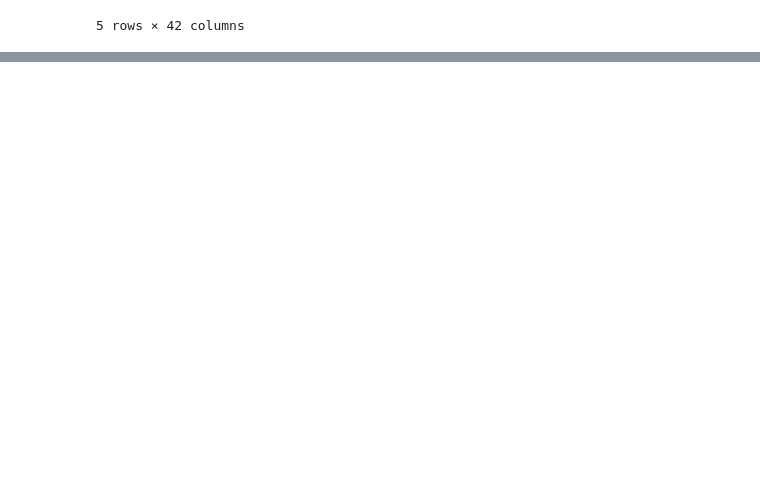
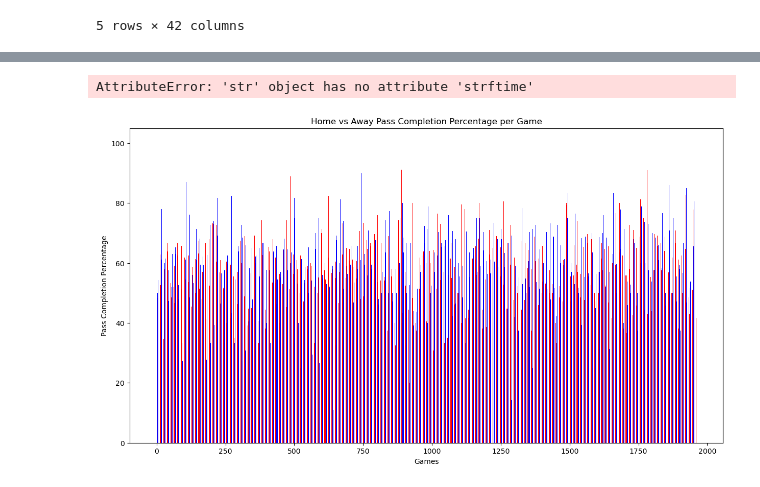
Before and after one commit to kojo-create/Comp-590-Final-Project, a Jupyter notebook: 590.ipynb, the cells around one changed output, grey strips where cells are left out. Cells and saved outputs as stored; diff of their text form; code cells hidden in the pictures; blank space fills up the shorter version.

```diff
--- a/590.ipynb
+++ b/590.ipynb
@@ -15,0 +47,29 @@ df.head()
+# %%
+plt.figure(figsize=(15, 8))
+# Calculate the number of games to plot
+num_games = df.shape[0]
+
+# Creating side-by-side bars
+r1 = range(num_games)
+r2 = [x + 0.3 for x in r1]
+
+plt.bar(r1, df['HPassPct'], color='blue', width=0.3, label='Home Pass Completion %')
+plt.bar(r2, df['APassPct'], color='red', width=0.3, label='Away Pass Completion %')
+
+plt.xlabel('Games')
+plt.ylabel('Pass Completion Percentage')
+plt.title('Home vs Away Pass Completion Percentage per Game')
+
+# Using the .dt accessor now that 'Date' is definitely a datetime object
+# We need to ensure that the 'Date' column has no NaT values after coercion
+if df['Date'].isnull().any():
+    print("Warning: Some dates couldn't be parsed and are set as NaT (Not a Time)")
+
+# Set x-ticks
+plt.xticks([r + 0.15 for r in range(num_games)], [date.strftime('%m/%d') for date in df['Date'].dropna()], rotation=90)
+
+plt.legend()
+plt.show()
+# %% [output]
+AttributeError: 'str' object has no attribute 'strftime'
+[figure, added]
```
Also changed, not shown: parts of 2 cells of this notebook.
